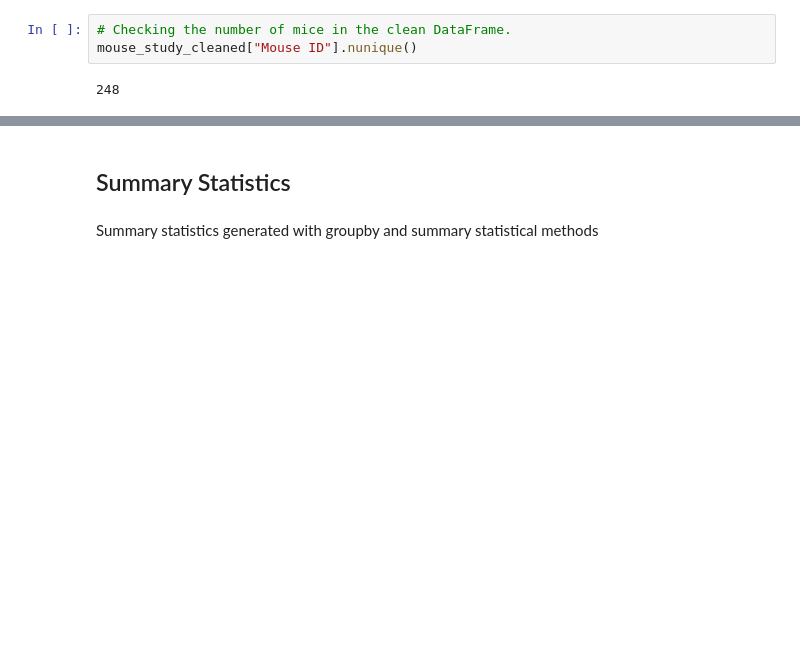
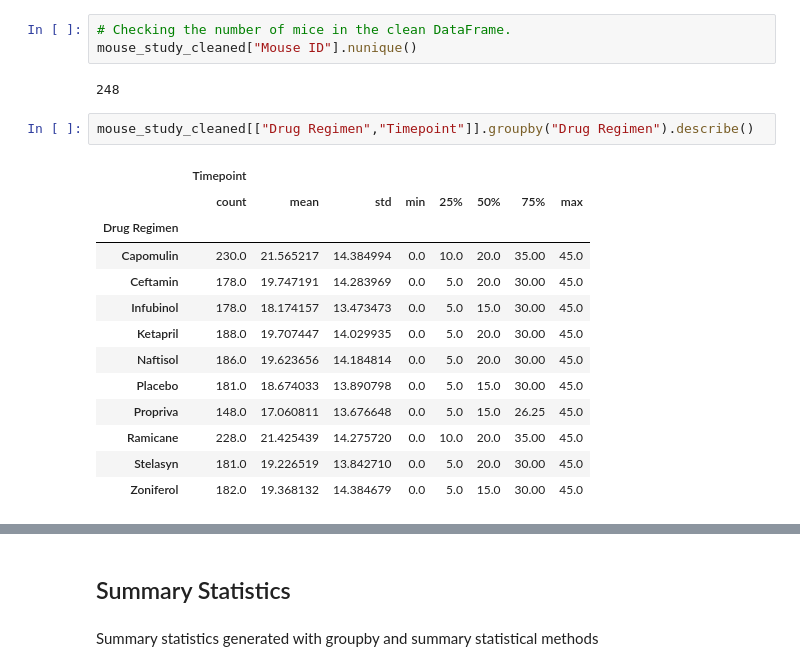
Before and after one commit to anyren/SquamousCellCarcinoma_trials, a Jupyter notebook: Pymaceuticals/pymaceuticals_analysis.ipynb, the cells around one changed output, grey strips where cells are left out. Drawn from its saved outputs; the diff is of its cells as text; blank space fills up the shorter version.

```diff
--- a/Pymaceuticals/pymaceuticals_analysis.ipynb
+++ b/Pymaceuticals/pymaceuticals_analysis.ipynb
@@ -86,3 +94,19 @@ mouse_study_cleaned.head()
 mouse_study_cleaned["Mouse ID"].nunique()
 # %% [output]
 248
+# %%
+mouse_study_cleaned[["Drug Regimen","Timepoint"]].groupby("Drug Regimen").describe()
+# %% [output]
+|  | Timepoint |  |  |  |  |  |  |  |
+|  | count | mean | std | min | 25% | 50% | 75% | max |
+| Drug Regimen |  |  |  |  |  |  |  |  |
+| Capomulin | 230.0 | 21.565217 | 14.384994 | 0.0 | 10.0 | 20.0 | 35.00 | 45.0 |
+| Ceftamin | 178.0 | 19.747191 | 14.283969 | 0.0 | 5.0 | 20.0 | 30.00 | 45.0 |
+| Infubinol | 178.0 | 18.174157 | 13.473473 | 0.0 | 5.0 | 15.0 | 30.00 | 45.0 |
+| Ketapril | 188.0 | 19.707447 | 14.029935 | 0.0 | 5.0 | 20.0 | 30.00 | 45.0 |
+| Naftisol | 186.0 | 19.623656 | 14.184814 | 0.0 | 5.0 | 20.0 | 30.00 | 45.0 |
+| Placebo | 181.0 | 18.674033 | 13.890798 | 0.0 | 5.0 | 15.0 | 30.00 | 45.0 |
+| Propriva | 148.0 | 17.060811 | 13.676648 | 0.0 | 5.0 | 15.0 | 26.25 | 45.0 |
+| Ramicane | 228.0 | 21.425439 | 14.275720 | 0.0 | 10.0 | 20.0 | 35.00 | 45.0 |
+| Stelasyn | 181.0 | 19.226519 | 13.842710 | 0.0 | 5.0 | 20.0 | 30.00 | 45.0 |
+| Zoniferol | 182.0 | 19.368132 | 14.384679 | 0.0 | 5.0 | 15.0 | 30.00 | 45.0 |
```
Also changed, not shown: parts of 20 cells of this notebook.
